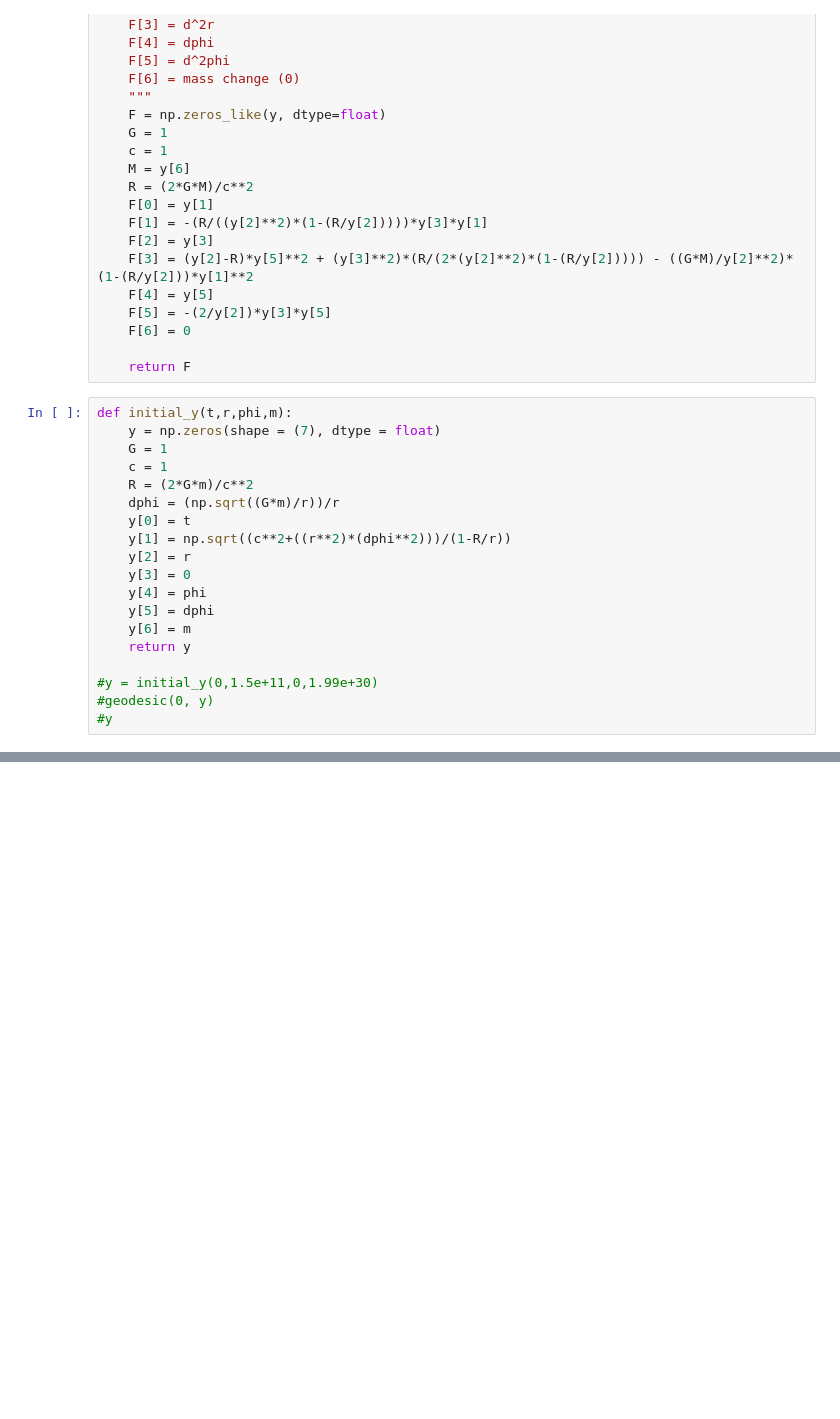
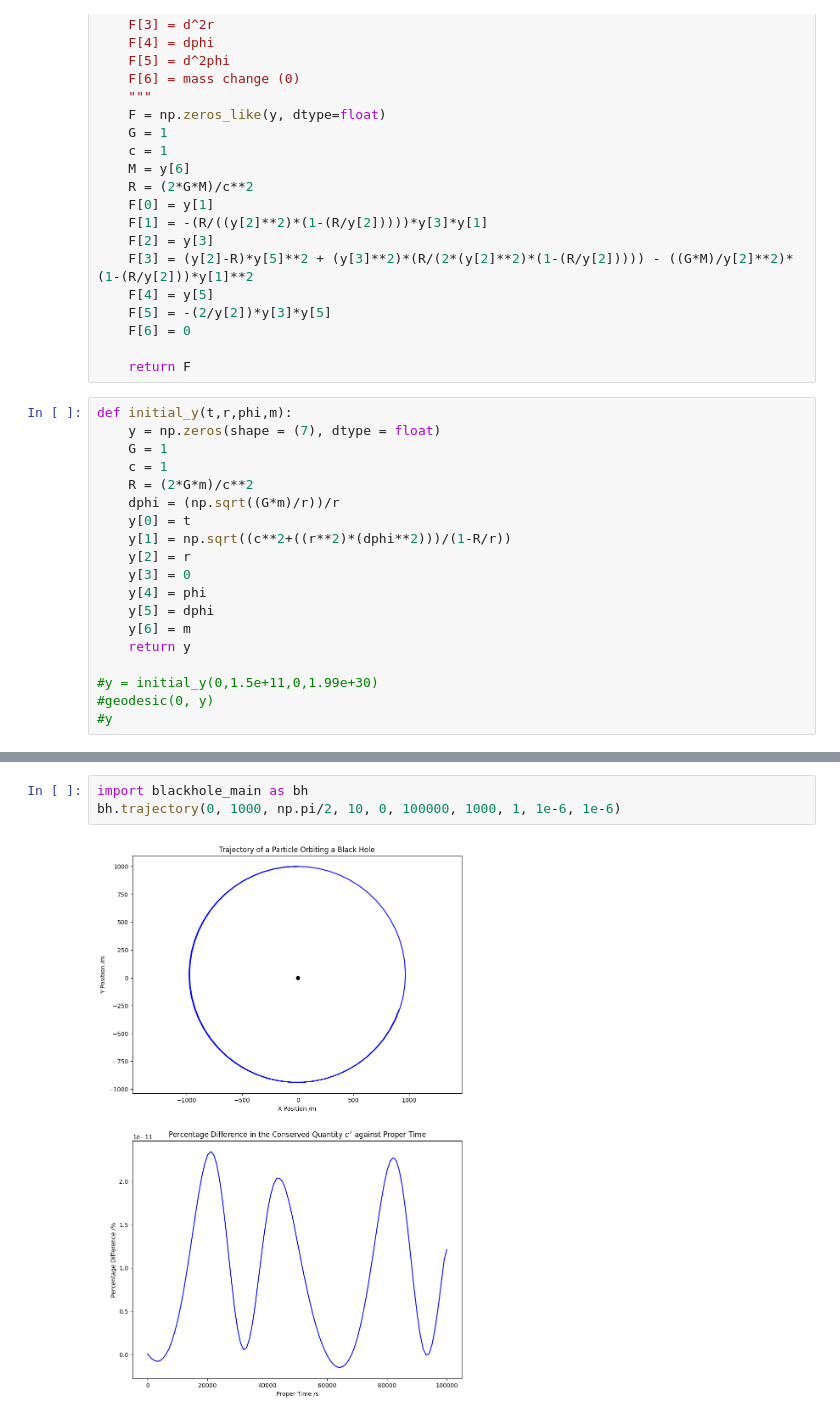
Before and after one commit to BryceDixon/Computational, a Jupyter notebook: assessment3/test3.ipynb, the cells around one changed output, grey strips where cells are left out. Saved outputs shown, nothing was run; the diff lists cells and outputs as text; blank space fills up the shorter version.

```diff
--- a/assessment3/test3.ipynb
+++ b/assessment3/test3.ipynb
@@ -147,0 +175,5 @@ plt.plot(x,y)
+# %%
+import blackhole_main as bh
+bh.trajectory(0, 1000, np.pi/2, 10, 0, 100000, 1000, 1, 1e-6, 1e-6)
+# %% [output]
+[figure, added]
```
Also changed, not shown: parts of 5 cells of this notebook, 2 other files.
